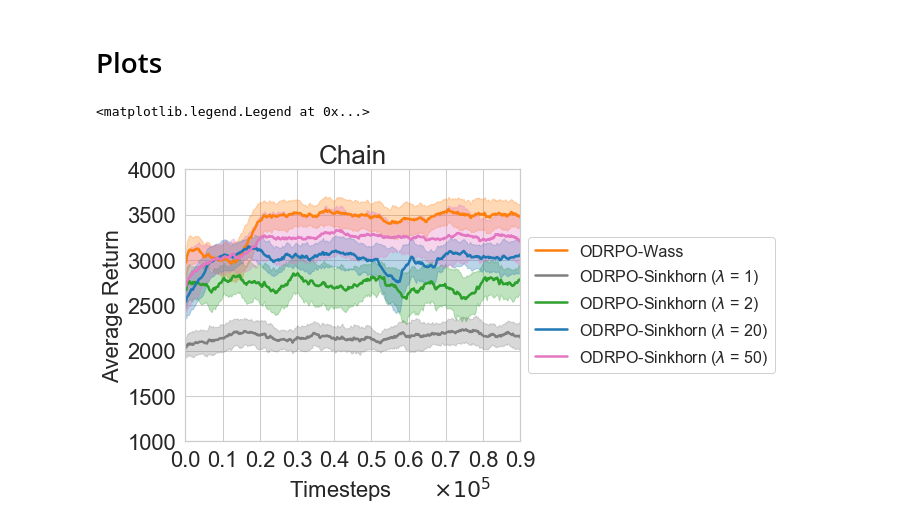
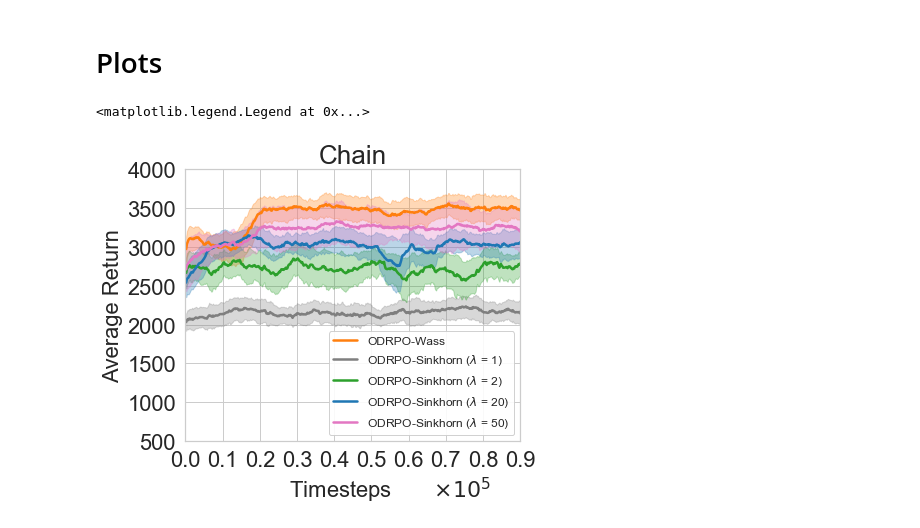
Before and after one commit to kadysongbb/efficient-wpo, a Jupyter notebook: tabular/view_training_tabular_sinkhorn.ipynb, the cells around one changed output. Saved outputs shown, nothing was run; the diff lists cells and outputs as text; code cells hidden in the pictures.

```diff
--- a/tabular/view_training_tabular_sinkhorn.ipynb
+++ b/tabular/view_training_tabular_sinkhorn.ipynb
@@ -204,24 +204,24 @@ def find_baseline_moving_avg(file_list, window_size):
 # %%
 if isTaxi:
     xlim = 3
     df_plot(wass_data, '_Episode', ['_AvgRewardSum'], isTaxi, isChain, isCliff, [-800,0], [0,2.0])
     df_plot(sink1_data, '_Episode', ['_AvgRewardSum'], isTaxi, isChain, isCliff, [-800,0], [0,2.0])
     df_plot(sink20_data, '_Episode', ['_AvgRewardSum'], isTaxi, isChain, isCliff, [-800,0], [0,2.0])
 if isChain:
     xlim = 6
-    df_plot(wass_data, '_Episode', ['_AvgRewardSum'], isTaxi, isChain, isCliff, [1000,4000], [0, 0.9])
-    df_plot(sink1_data, '_Episode', ['_AvgRewardSum'], isTaxi, isChain, isCliff, [1000,4000], [0, 0.9])
-    df_plot(sink2_data, '_Episode', ['_AvgRewardSum'], isTaxi, isChain, isCliff, [1000,4000], [0, 0.9])
-    df_plot(sink20_data, '_Episode', ['_AvgRewardSum'], isTaxi, isChain, isCliff, [1000,4000], [0, 0.9])
-    df_plot(sink50_data, '_Episode', ['_AvgRewardSum'], isTaxi, isChain, isCliff, [1000,4000], [0, 0.9])
+    df_plot(wass_data, '_Episode', ['_AvgRewardSum'], isTaxi, isChain, isCliff, [500,4000], [0, 0.9])
+    df_plot(sink1_data, '_Episode', ['_AvgRewardSum'], isTaxi, isChain, isCliff, [500,4000], [0, 0.9])
+    df_plot(sink2_data, '_Episode', ['_AvgRewardSum'], isTaxi, isChain, isCliff, [500,4000], [0, 0.9])
+    df_plot(sink20_data, '_Episode', ['_AvgRewardSum'], isTaxi, isChain, isCliff, [500,4000], [0, 0.9])
+    df_plot(sink50_data, '_Episode', ['_AvgRewardSum'], isTaxi, isChain, isCliff, [500,4000], [0, 0.9])
 if isCliff:
     xlim = 0.3
     df_plot(wass_data, '_Episode', ['_AvgRewardSum'], isTaxi, isChain, isCliff, [-3000,100], [0,0.3])
     df_plot(sink1_data, '_Episode', ['_AvgRewardSum'], isTaxi, isChain, isCliff, [-3000,100], [0,0.3])
     df_plot(sink20_data, '_Episode', ['_AvgRewardSum'], isTaxi, isChain, isCliff, [-3000,100], [0,0.3])
 
 plt.rcParams["legend.framealpha"] = 0.9
-plt.legend(fontsize=16, loc='center left', bbox_to_anchor=(1, 0.5))
+plt.legend(fontsize=12, loc='lower right')
 # %% [output]
 <matplotlib.legend.Legend at 0x...>
-[figure, old version]
+[figure, new version]
```
Also changed, not shown: 3 other files.
